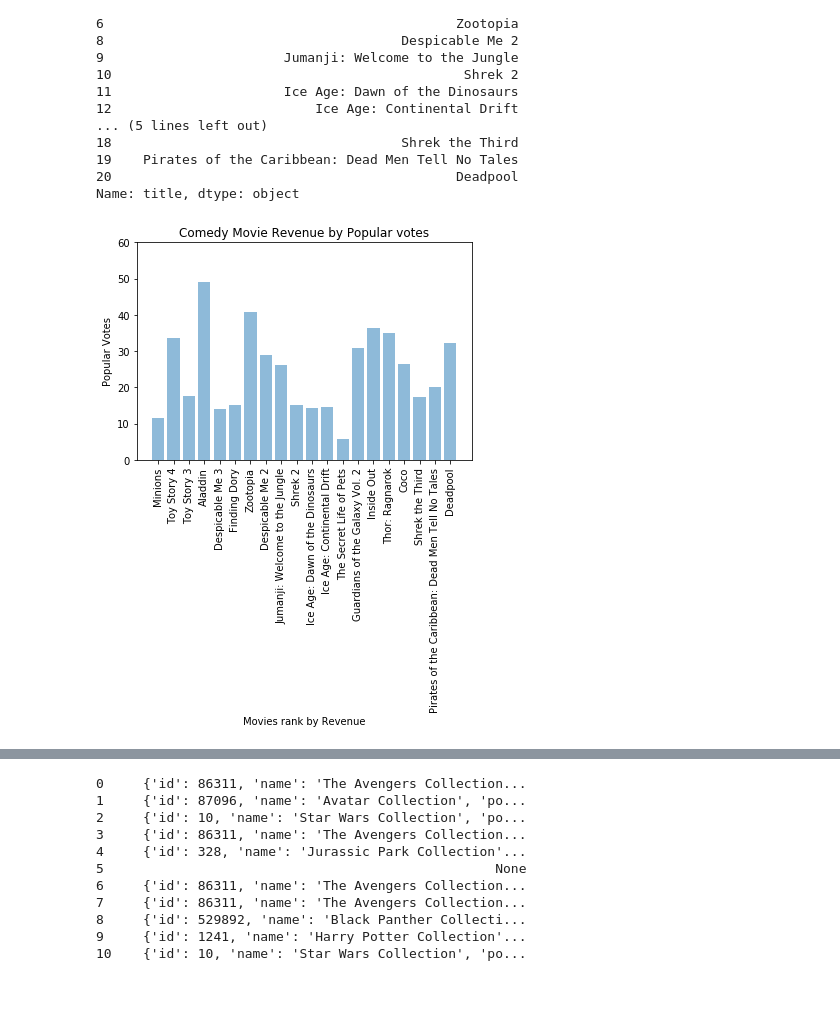
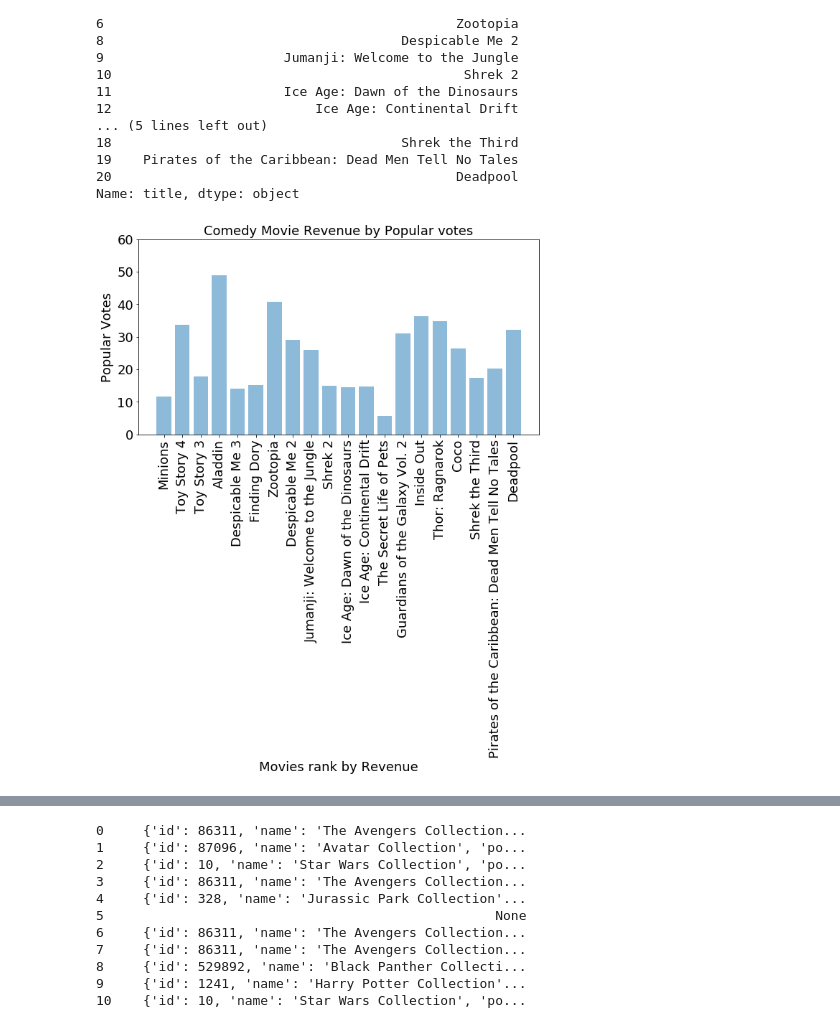
Before and after one commit to J-Joseph524/MEDIA-PROJECT-JJ-EO, a Jupyter notebook: Project.ipynb, the cells around one changed output, grey strips where cells are left out. Saved outputs shown, nothing was run; the diff lists cells and outputs as text; code cells hidden in the pictures; blank space fills up the shorter version.

```diff
--- a/Project.ipynb
+++ b/Project.ipynb
@@ -599,20 +615,21 @@ df_revcom['title']
 20                                            Deadpool
 Name: title, dtype: object
 # %%
+new_figure = plt.figure(figsize= (10,5))
 objects = df_revcom['title']
 # y_pos = np.arange(len(objects))
 popularity= df_revcom['popularity']
 
 plt.bar(objects, popularity, align='center', alpha=0.5)
-plt.xticks(objects,rotation=90, rotation_mode="default")
-plt.yticks(np.arange(0, 70, step=10))
-plt.ylabel('Popular Votes')
-plt.xlabel('Movies rank by Revenue')
-plt.title('Comedy Movie Revenue by Popular votes')
+plt.xticks(objects,rotation=90, rotation_mode="default", fontsize= 18)
+plt.yticks(np.arange(0, 70, step=10),fontsize= 18)
+plt.ylabel('Popular Votes',fontsize= 18)
+plt.xlabel('Movies rank by Revenue',fontsize= 18)
+plt.title('Comedy Movie Revenue by Popular votes',fontsize= 18)
 
 plt.show()
 # %% [output]
-[figure, old version]
+[figure, new version]
 # %%
 id_list=list(df3['id'].values)
 # %%
```
Also changed, not shown: parts of 25 cells of this notebook.
